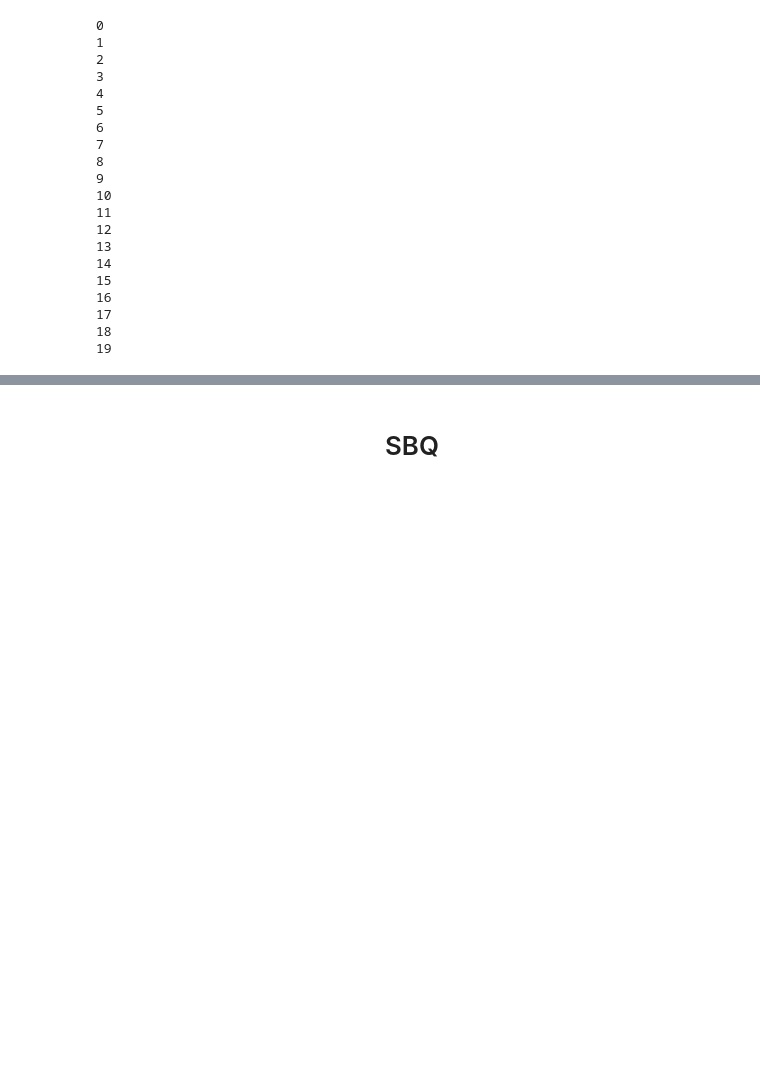
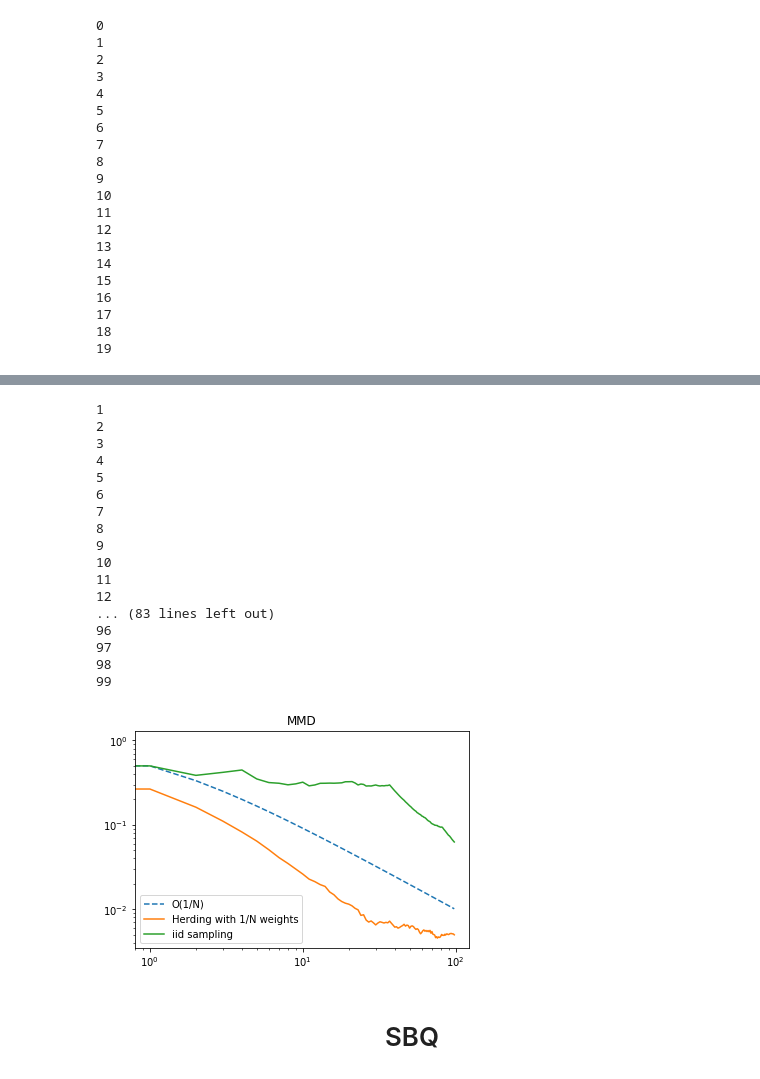
Before and after one commit to ChristopheVuong/MVA-BML-Project-Optimally-Weighted-Herding-is-Bayesian-Quadrature, a Jupyter notebook: Herding vs SBQ.ipynb, the cells around one changed output, grey strips where cells are left out. Cells and saved outputs as stored; diff of their text form; code cells hidden in the pictures; blank space fills up the shorter version.

```diff
--- a/Herding vs SBQ.ipynb
+++ b/Herding vs SBQ.ipynb
@@ -165,3 +163,38 @@ plotContour(gm,samplesH2)
+# %%
+mmdsH = []
+mmdsIID = []
+for i in range(1,len(samplesH[:100])):
+    print(i)
+    mmdsH.append(MMD2H_Gaussian(kernel,gm,samplesH[:i]))
+    mmdsIID.append(MMD2H_Gaussian(kernel,gm,X2[:i]))
+
+plt.plot(range(len(mmdsH)),[1/(k+1) for k in range(len(mmdsH))],'--',label="O(1/N)")
+plt.plot(mmdsH,label="Herding with 1/N weights")
+plt.plot(mmdsIID,label="iid sampling")
+plt.legend()
+plt.xscale("log")
+plt.yscale("log")
+plt.title("MMD")
+plt.show()
+# %% [output]
+1
+2
+3
+4
+5
+6
+7
+8
+9
+10
+11
+12
+... (83 lines left out)
+96
+97
+98
+99
+[figure, added]
 # %% [markdown]
 # <center>SBQ</center>
 # %%
```
Also changed, not shown: parts of 20 cells of this notebook, 5 other files.
